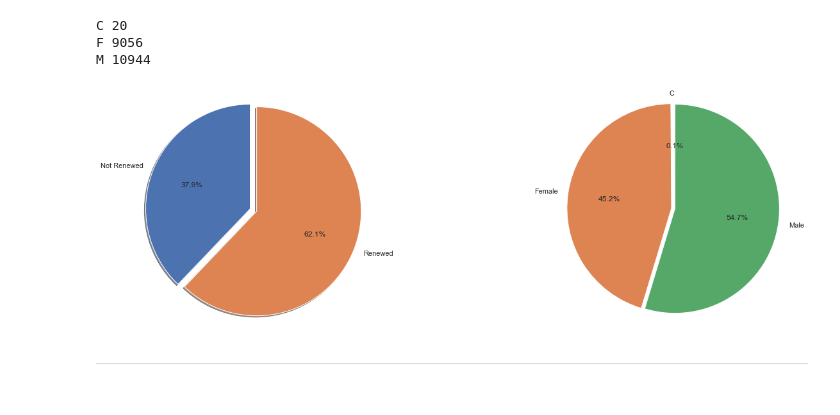
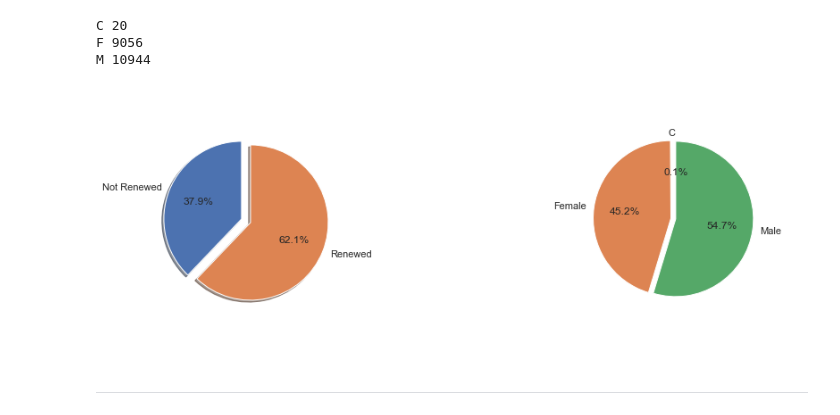
Before and after one commit to ankur93/InsurancePolicyRetention, a Jupyter notebook: insurance_claim.ipynb, the cells around one changed output. Cells and saved outputs as stored; diff of their text form; code cells hidden in the pictures.

Commit message:
added presentation and corrected graphs, and object name

```diff
--- a/insurance_claim.ipynb
+++ b/insurance_claim.ipynb
@@ -166,13 +166,13 @@ F 9056
 M 10944
 # %%
 fig, axs = plt.subplots(1,2)
-plt.subplots_adjust(right= 2)
-axs[0].pie(renewed_data, labels=renewed_labels, autopct='%1.1f%%', explode=[0, 0.1], radius = 1.5,
+plt.subplots_adjust(right= 1.5)
+axs[0].pie(renewed_data, labels=renewed_labels, autopct='%1.1f%%', explode=[0, 0.1], radius = 0.8,
         shadow=True, startangle=90);
-axs[1].pie(gender_data, labels=gender_labels, autopct='%1.1f%%', explode=[0, 0.05, 0], radius = 1.5,
+axs[1].pie(gender_data, labels=gender_labels, autopct='%1.1f%%', explode=[0, 0.05, 0], radius = 0.8,
         shadow=False, startangle=90);
 # %% [output]
-[figure, old version]
+[figure, new version]
 # %% [markdown]
 ***
 # %% [markdown]
```
Also changed, not shown: parts of 13 cells of this notebook, 1 other file.
